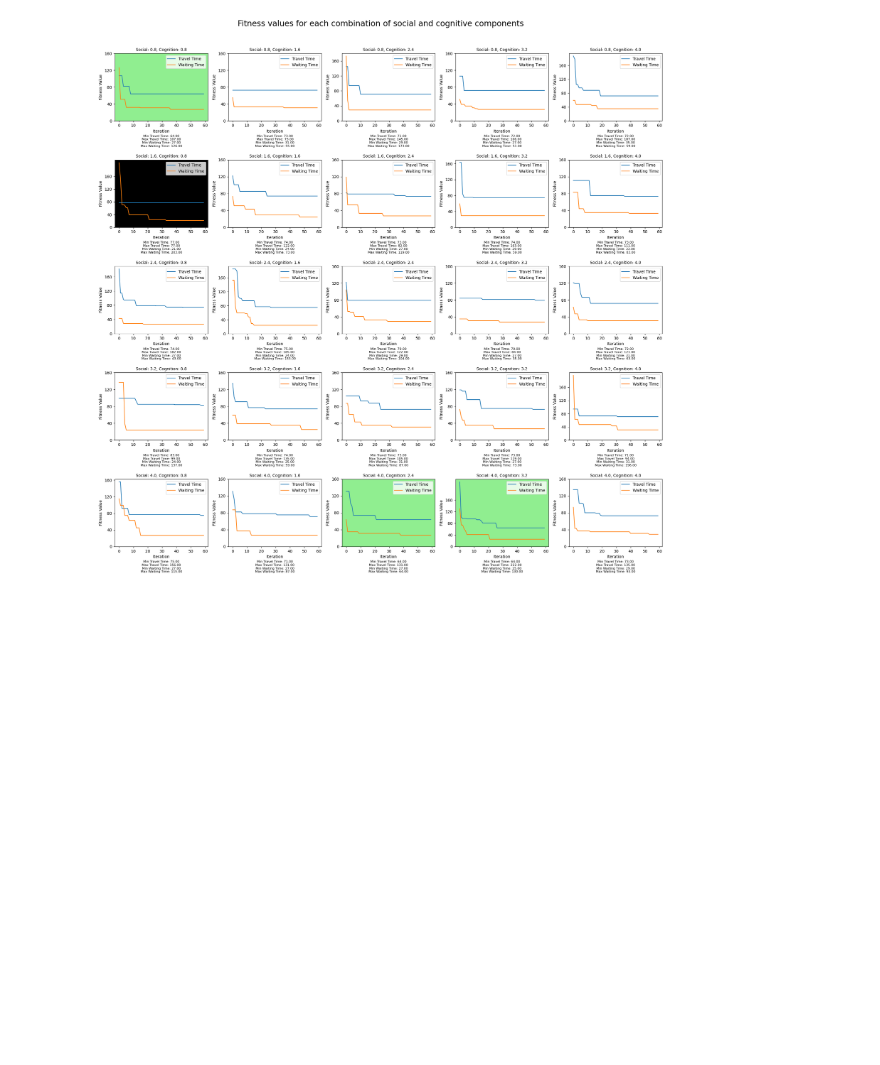
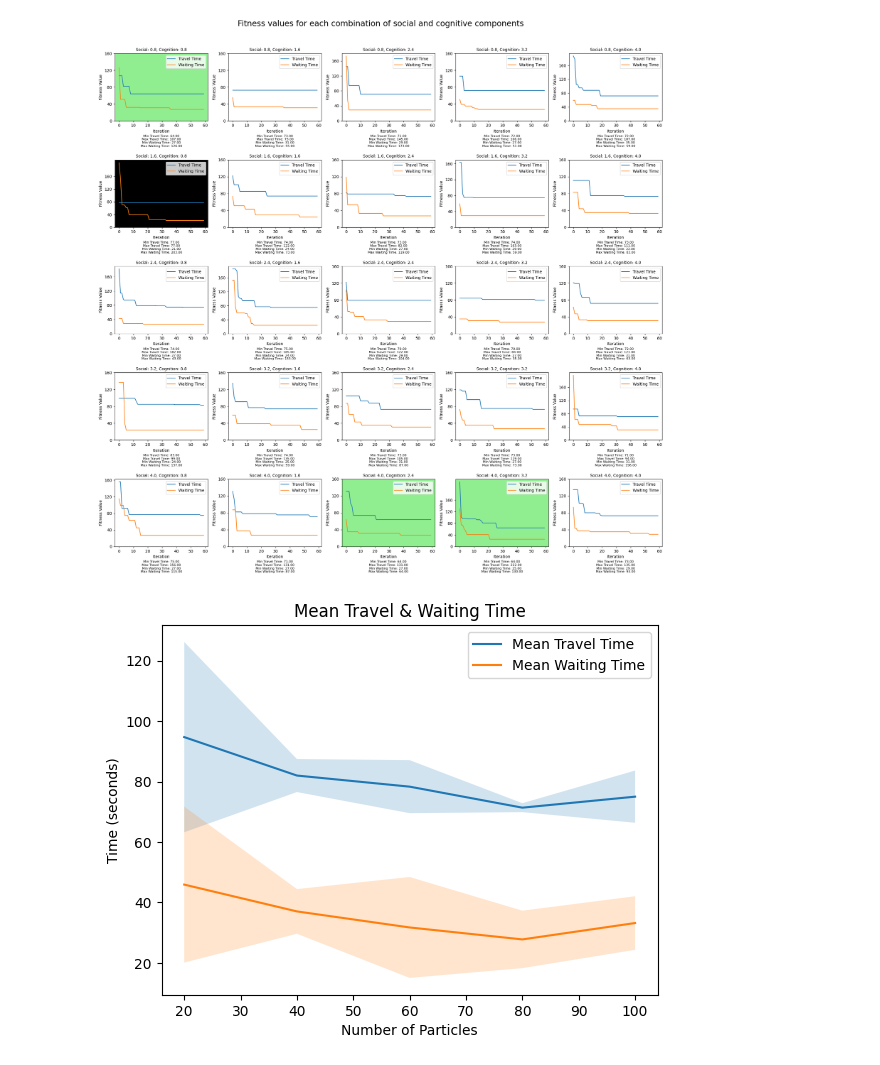
Before and after one commit to Manan-dev/Traffic-Optimization-Project, a Jupyter notebook: notebooks/sim_pso.ipynb, the cells around one changed output. Drawn from its saved outputs; the diff is of its cells as text; code cells hidden in the pictures; blank space fills up the shorter version.

Commit message:
added a couple graphs and csvs

```diff
--- a/notebooks/sim_pso.ipynb
+++ b/notebooks/sim_pso.ipynb
@@ -473,0 +556,22 @@ plt.savefig('../plots/social_cognition.png')
+# %%
+num_particles_df = pd.read_csv("../data/num_particles_combined_data.csv")
+
+mean_travel_time = num_particles_df.groupby('Number of Particles')['Travel Time'].mean()
+std_travel_time = num_particles_df.groupby('Number of Particles')['Travel Time'].std()
+
+mean_waiting_time = num_particles_df.groupby('Number of Particles')['Waiting Time'].mean()
+std_waiting_time = num_particles_df.groupby('Number of Particles')['Waiting Time'].std()
+
+x_values = [20, 40, 60, 80, 100]
+
+plt.plot(x_values, mean_travel_time, label="Mean Travel Time")
+plt.fill_between(x_values, mean_travel_time - std_travel_time, mean_travel_time + std_travel_time, alpha=0.2)
+plt.plot(x_values, mean_waiting_time, label="Mean Waiting Time")
+plt.fill_between(x_values, mean_waiting_time - std_waiting_time, mean_waiting_time + std_waiting_time, alpha=0.2)
+plt.title('Mean Travel & Waiting Time')
+plt.xlabel('Number of Particles')
+plt.ylabel('Time (seconds)')
+plt.legend()
+plt.show()
+# %% [output]
+[figure, added]
```
Also changed, not shown: parts of 5 cells of this notebook, 4 other files.
